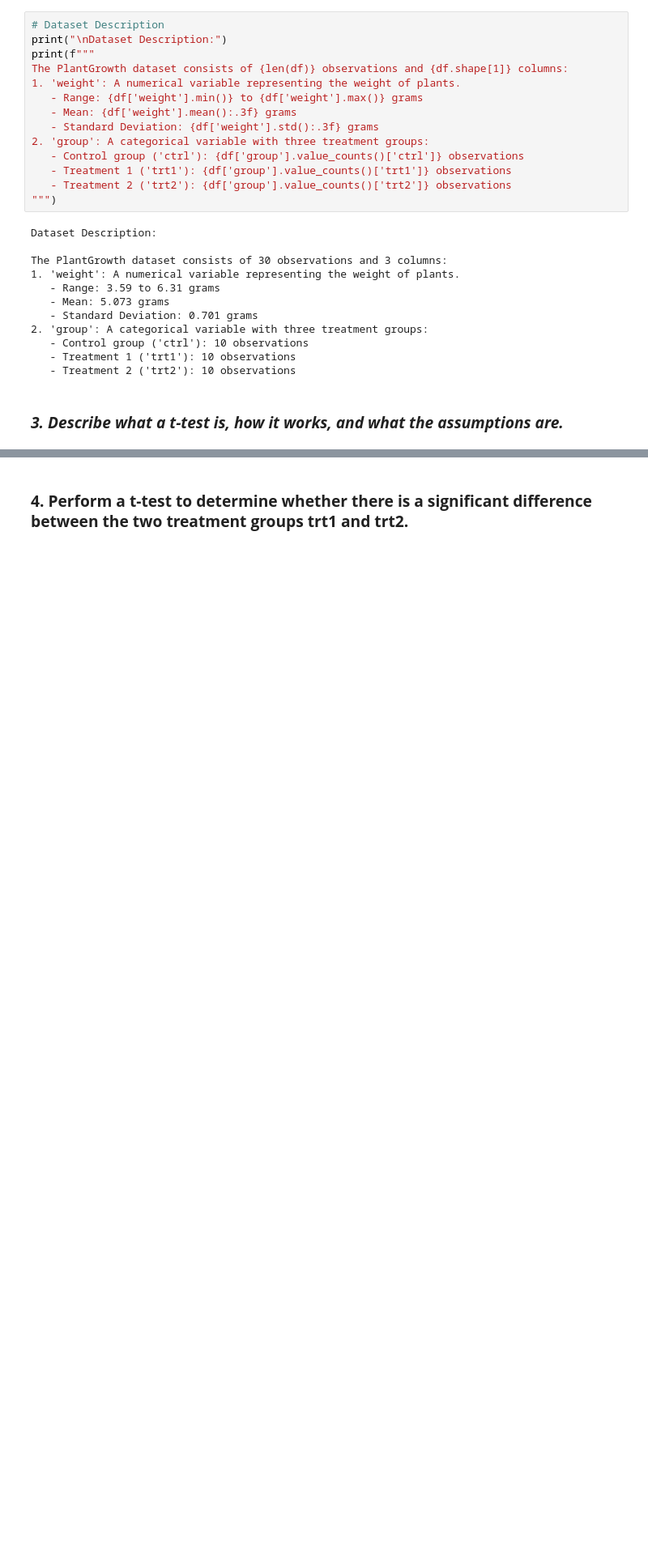
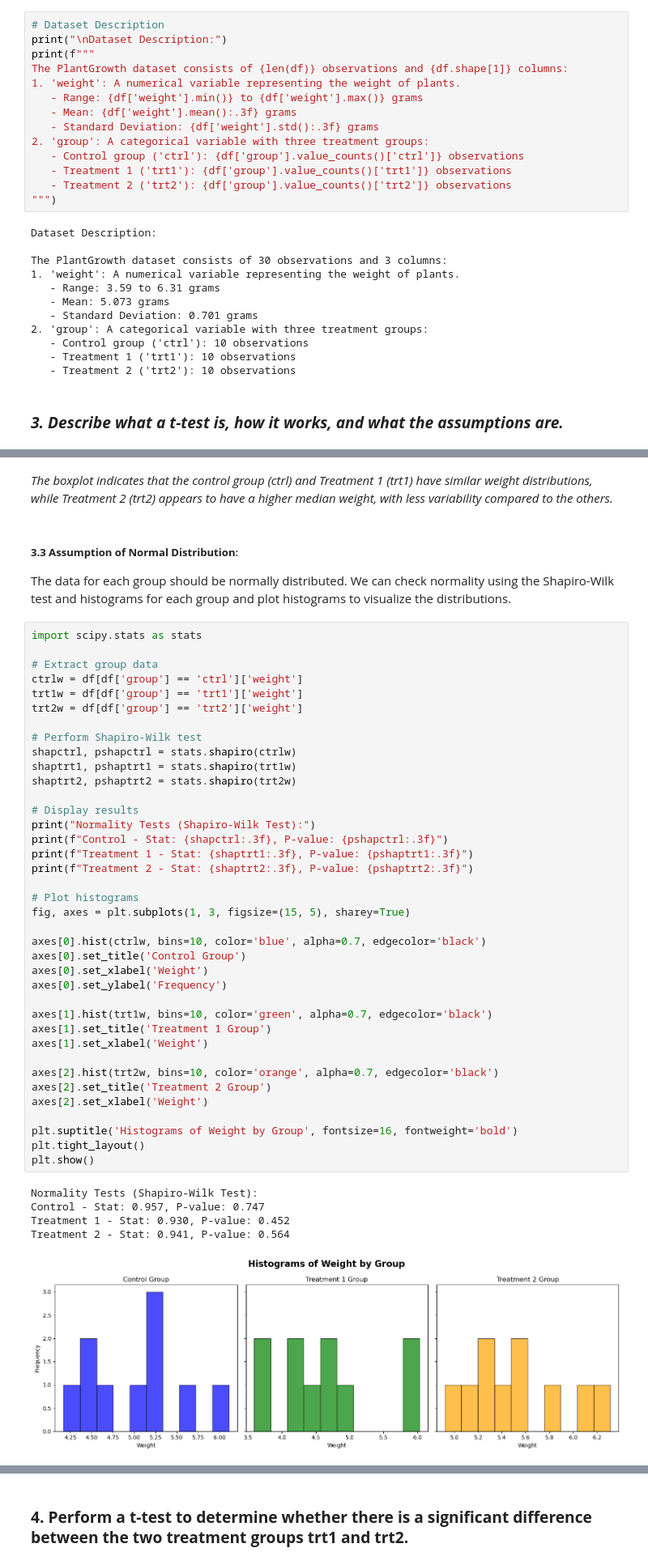
Before and after one commit to LaisColetta/Applied-Statistics, a Jupyter notebook: project.ipynb, the cells around one changed output, grey strips where cells are left out. Shown at 81% size. Saved outputs shown, nothing was run; the diff lists cells and outputs as text; blank space fills up the shorter version.

```diff
--- a/project.ipynb
+++ b/project.ipynb
@@ -260,0 +228,51 @@ plt.show()
+# %% [markdown]
+_The boxplot indicates that the control group (ctrl) and Treatment 1 (trt1) have similar weight distributions, while Treatment 2 (trt2) appears to have a higher median weight, with less variability compared to the others._
+# %% [markdown]
+
+##### **3.3 Assumption of Normal Distribution**:
+The data for each group should be normally distributed.
+We can check normality using the Shapiro-Wilk test and histograms for each group and plot histograms to visualize the distributions.
+# %%
+import scipy.stats as stats
+
+# Extract group data
+ctrlw = df[df['group'] == 'ctrl']['weight']
+trt1w = df[df['group'] == 'trt1']['weight']
+trt2w = df[df['group'] == 'trt2']['weight']
+
+# Perform Shapiro-Wilk test
+shapctrl, pshapctrl = stats.shapiro(ctrlw)
+shaptrt1, pshaptrt1 = stats.shapiro(trt1w)
+shaptrt2, pshaptrt2 = stats.shapiro(trt2w)
+
+# Display results
+print("Normality Tests (Shapiro-Wilk Test):")
+print(f"Control - Stat: {shapctrl:.3f}, P-value: {pshapctrl:.3f}")
+print(f"Treatment 1 - Stat: {shaptrt1:.3f}, P-value: {pshaptrt1:.3f}")
+print(f"Treatment 2 - Stat: {shaptrt2:.3f}, P-value: {pshaptrt2:.3f}")
+
+# Plot histograms
+fig, axes = plt.subplots(1, 3, figsize=(15, 5), sharey=True)
+
+axes[0].hist(ctrlw, bins=10, color='blue', alpha=0.7, edgecolor='black')
+axes[0].set_title('Control Group')
+axes[0].set_xlabel('Weight')
+axes[0].set_ylabel('Frequency')
+
+axes[1].hist(trt1w, bins=10, color='green', alpha=0.7, edgecolor='black')
+axes[1].set_title('Treatment 1 Group')
+axes[1].set_xlabel('Weight')
+
+axes[2].hist(trt2w, bins=10, color='orange', alpha=0.7, edgecolor='black')
+axes[2].set_title('Treatment 2 Group')
+axes[2].set_xlabel('Weight')
+
+plt.suptitle('Histograms of Weight by Group', fontsize=16, fontweight='bold')
+plt.tight_layout()
+plt.show()
+# %% [output]
+Normality Tests (Shapiro-Wilk Test):
+Control - Stat: 0.957, P-value: 0.747
+Treatment 1 - Stat: 0.930, P-value: 0.452
+Treatment 2 - Stat: 0.941, P-value: 0.564
+[figure, added]
```
Also changed, not shown: parts of 21 cells of this notebook, 1 other file.
